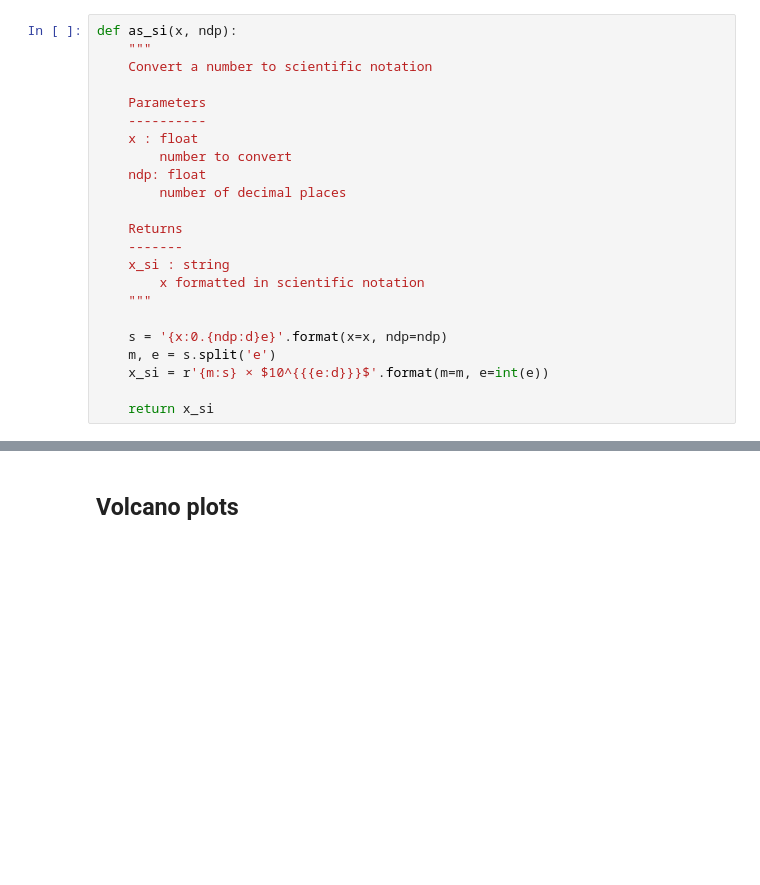
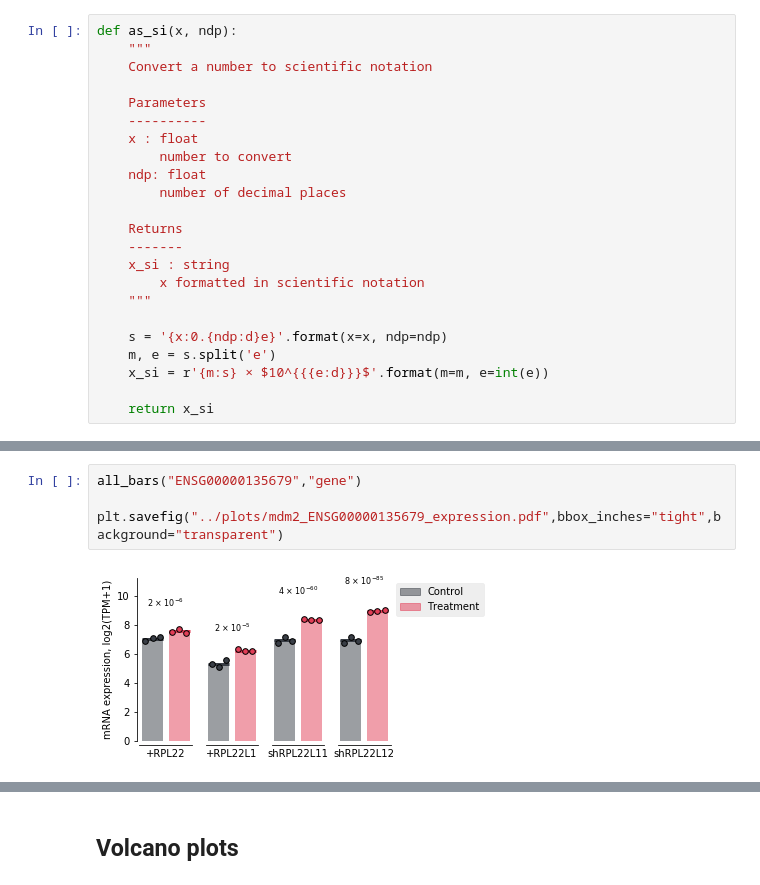
Before and after one commit to kevinhu/mdm4-splicing, a Jupyter notebook: notebooks/fig3_rnaseq.ipynb, the cells around one changed output, grey strips where cells are left out. Cells and saved outputs as stored; diff of their text form; blank space fills up the shorter version.

```diff
--- a/notebooks/fig3_rnaseq.ipynb
+++ b/notebooks/fig3_rnaseq.ipynb
@@ -279,0 +271,6 @@ plt.savefig("../plots/rpl22_ENSG00000116251_expression.pdf",bbox_inches="tight",
+# %%
+all_bars("ENSG00000135679","gene")
+
+plt.savefig("../plots/mdm2_ENSG00000135679_expression.pdf",bbox_inches="tight",background="transparent")
+# %% [output]
+[figure, added]
```
Also changed, not shown: parts of 20 cells of this notebook, 5 other files.
